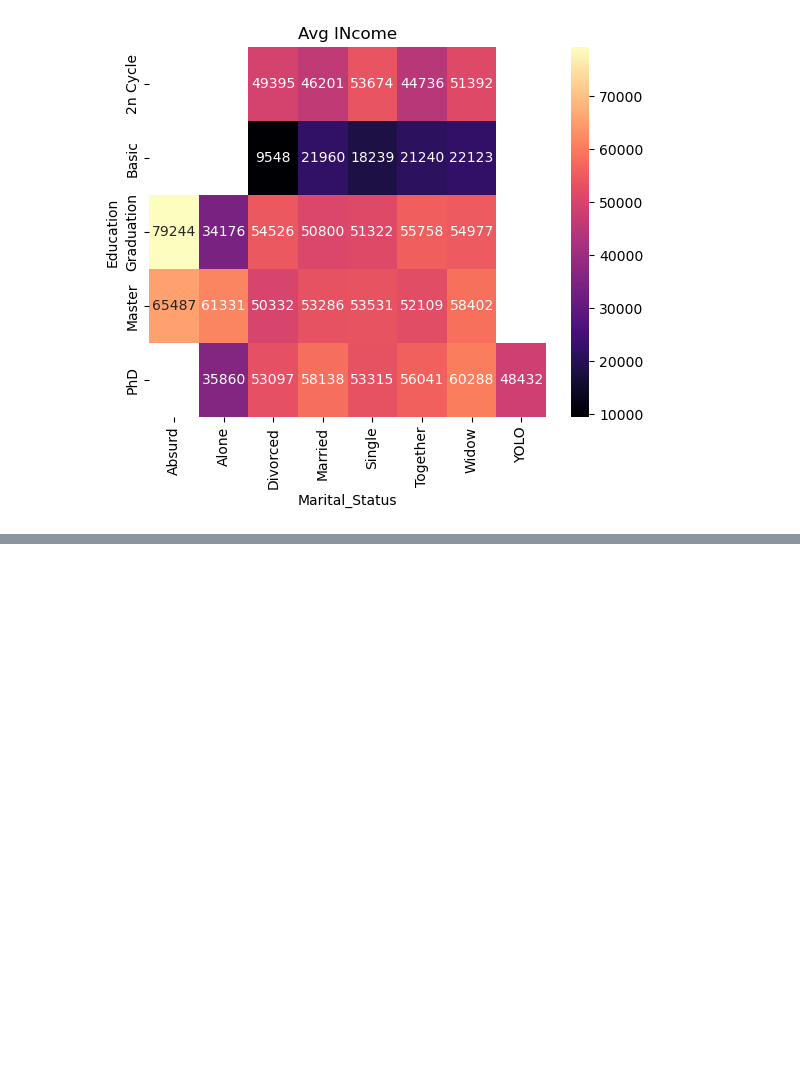
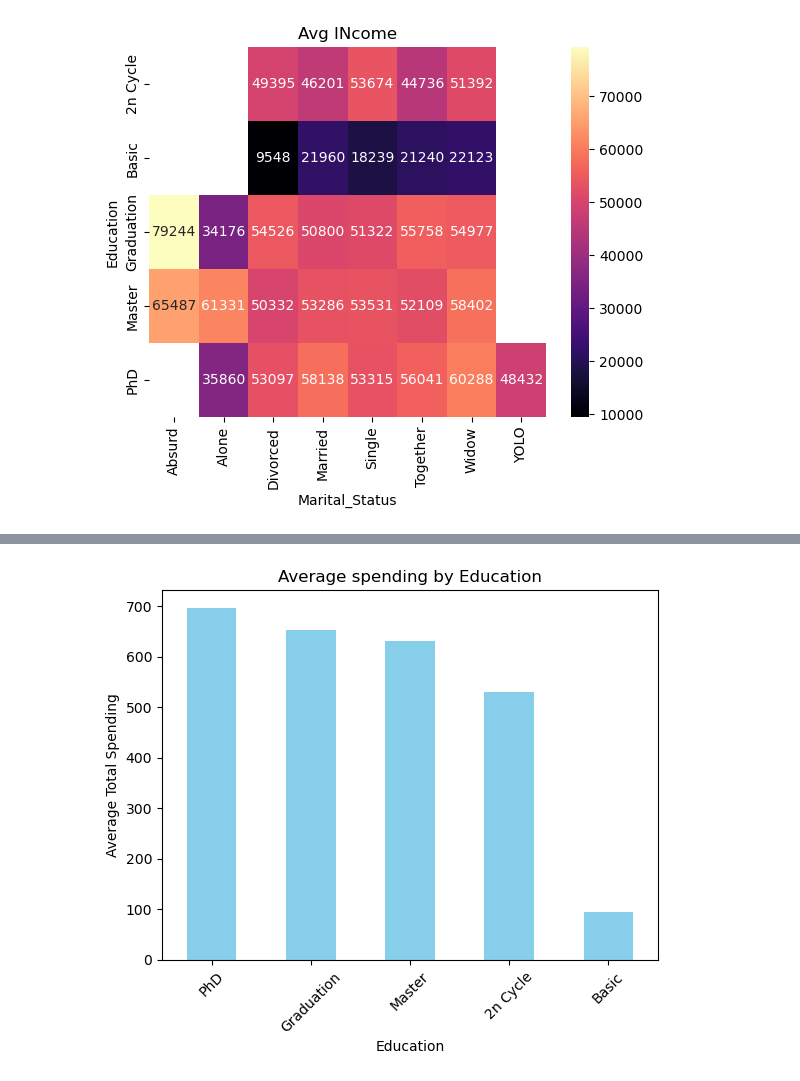
Before and after one commit to YasiruMethmal123/BankGuard360-, a Jupyter notebook: scripts/CustomerSegmentation.ipynb, the cells around one changed output, grey strips where cells are left out. Saved outputs shown, nothing was run; the diff lists cells and outputs as text; code cells hidden in the pictures; blank space fills up the shorter version.

```diff
--- a/scripts/CustomerSegmentation.ipynb
+++ b/scripts/CustomerSegmentation.ipynb
@@ -335,3 +335,6 @@ plt.title("Avg INcome")
 plt.show()
 # %% [output]
 [figure]
+# %%
+group1 = df.groupby("Education")["Total_Spending"].mean().sort_values(ascending = False)
+group1
@@ -337,0 +349,8 @@ plt.show()
+# %%
+group1.plot(kind = "bar",color = "skyblue")
+plt.title("Average spending by Education")
+plt.ylabel("Average Total Spending")
+plt.xticks(rotation = 45)
+plt.show()
+# %% [output]
+[figure, added]
```
Also changed, not shown: parts of 3 cells of this notebook.
